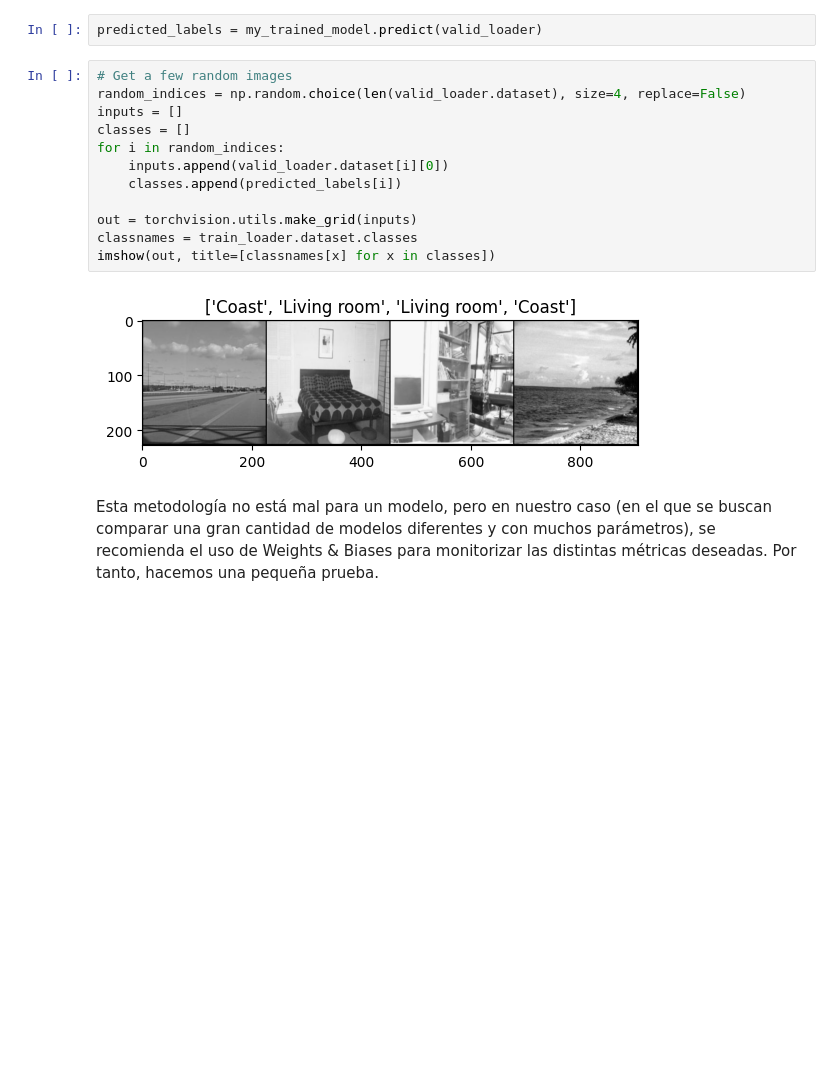
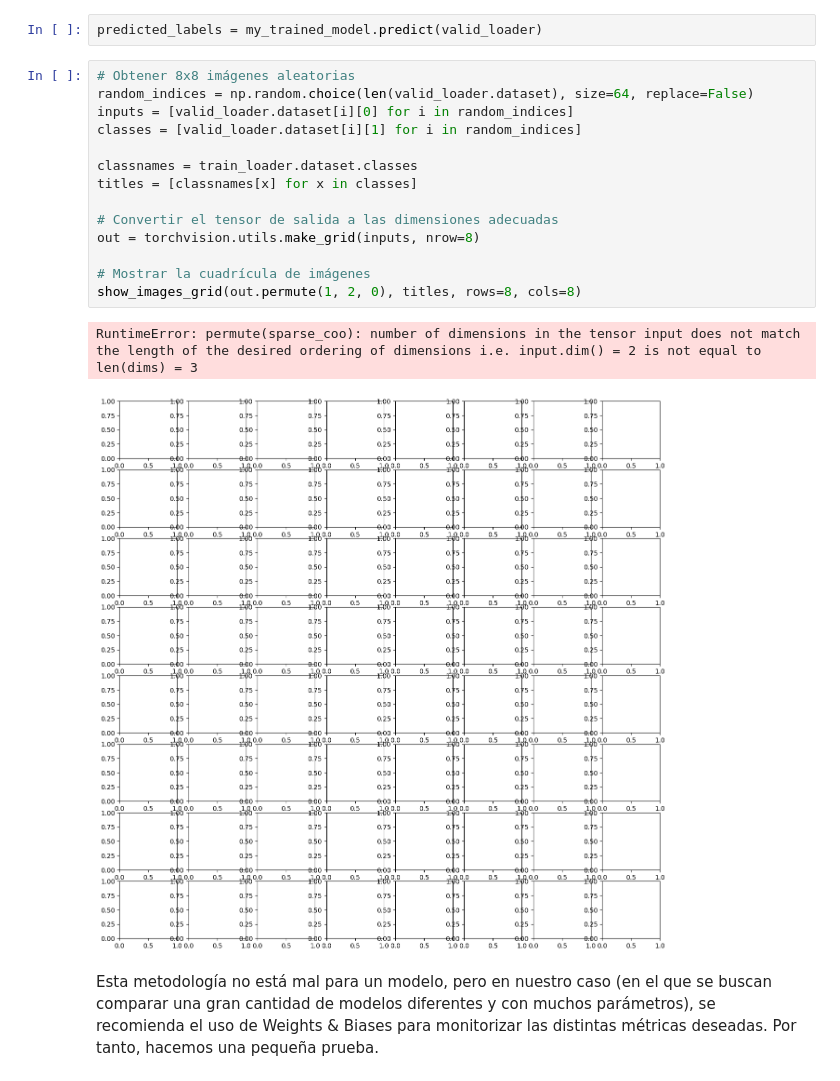
Before and after one commit to juanls1/ML2_Trabajos, a Jupyter notebook: 2nd project/project.ipynb, the cells around one changed output. Drawn from its saved outputs; the diff is of its cells as text; blank space fills up the shorter version.

```diff
--- a/2nd project/project.ipynb
+++ b/2nd project/project.ipynb
@@ -87,19 +109,22 @@ my_trained_model.load_state_dict(model_weights)
 # %%
 predicted_labels = my_trained_model.predict(valid_loader)
 # %%
-# Get a few random images
-random_indices = np.random.choice(len(valid_loader.dataset), size=4, replace=False)
-inputs = []
-classes = []
-for i in random_indices:
-    inputs.append(valid_loader.dataset[i][0])
-    classes.append(predicted_labels[i])
+# Obtener 8x8 imágenes aleatorias
+random_indices = np.random.choice(len(valid_loader.dataset), size=64, replace=False)
+inputs = [valid_loader.dataset[i][0] for i in random_indices]
+classes = [valid_loader.dataset[i][1] for i in random_indices]
 
-out = torchvision.utils.make_grid(inputs)
 classnames = train_loader.dataset.classes
-imshow(out, title=[classnames[x] for x in classes])
+titles = [classnames[x] for x in classes]
+
+# Convertir el tensor de salida a las dimensiones adecuadas
+out = torchvision.utils.make_grid(inputs, nrow=8)
+
+# Mostrar la cuadrícula de imágenes
+show_images_grid(out.permute(1, 2, 0), titles, rows=8, cols=8)
 # %% [output]
+RuntimeError: permute(sparse_coo): number of dimensions in the tensor input does not match the length of the desired ordering of dimensions i.e. input.dim() = 2 is not equal to len(dims) = 3
-[figure, old version]
+[figure, new version]
 # %% [markdown]
 Esta metodología no está mal para un modelo, pero en nuestro caso (en el que se buscan comparar una gran cantidad de modelos diferentes y con muchos parámetros), se recomienda el uso de Weights & Biases para monitorizar las distintas métricas deseadas. Por tanto, hacemos una pequeña prueba.
 # %% [markdown]
```
Also changed, not shown: parts of 8 cells of this notebook, 2 other files.
